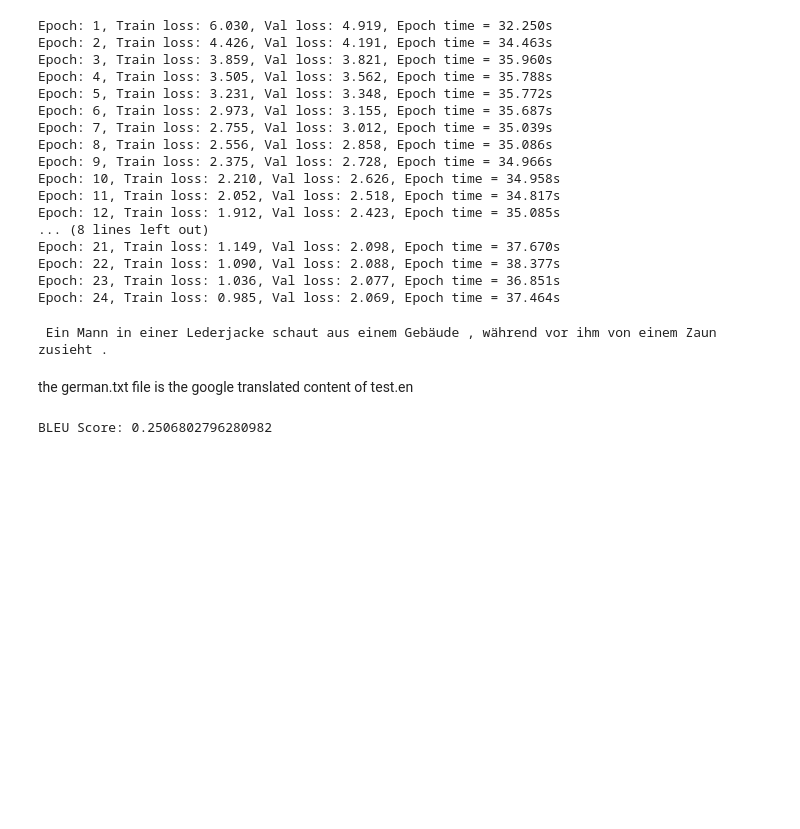
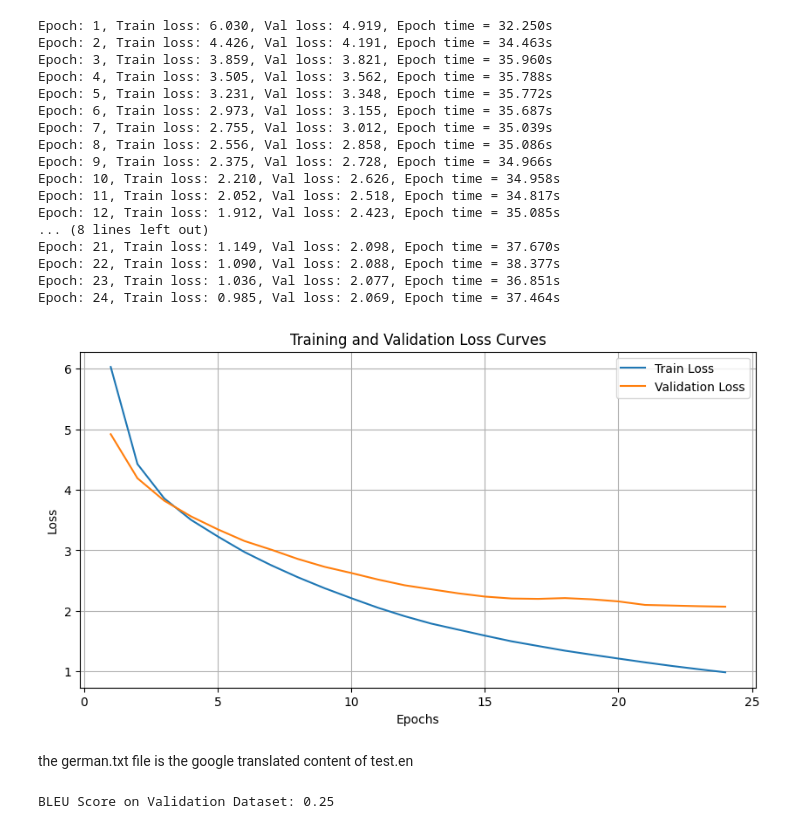
Before and after one commit to devilb2103/Sem---4, a Jupyter notebook: THI/Natural Language Understanding/Assignments/Assignment 3/assignment_3.ipynb, the cells around one changed output. Cells and saved outputs as stored; diff of their text form; code cells hidden in the pictures; blank space fills up the shorter version.

```diff
--- a/THI/Natural Language Understanding/Assignments/Assignment 3/assignment_3.ipynb
+++ b/THI/Natural Language Understanding/Assignments/Assignment 3/assignment_3.ipynb
@@ -497,7 +470,20 @@ Epoch: 24, Train loss: 0.985, Val loss: 2.069, Epoch time = 37.464s
-# %%
-print(translate(transformer, "Outside a building, a uniformed security guard looks at the camera from behind a fence."))
-# %% [output]
- Ein Mann in einer Lederjacke schaut aus einem Gebäude , während vor ihm von einem Zaun zusieht .
+# %%
+import matplotlib.pyplot as plt
+
+epochs = list(range(1, 25))
+train_loss = [6.030, 4.426, 3.859, 3.505, 3.231, 2.973, 2.755, 2.556, 2.375, 2.210, 2.052, 1.912, 1.789, 1.690, 1.591, 1.497, 1.419, 1.342, 1.276, 1.212, 1.149, 1.090, 1.036, 0.985]
+val_loss = [4.919, 4.191, 3.821, 3.562, 3.348, 3.155, 3.012, 2.858, 2.728, 2.626, 2.518, 2.423, 2.356, 2.290, 2.236, 2.204, 2.198, 2.211, 2.191, 2.156, 2.098, 2.088, 2.077, 2.069]
+
+plt.figure(figsize=(10, 5))
+plt.plot(epochs, train_loss, label='Train Loss')
+plt.plot(epochs, val_loss, label='Validation Loss')
+plt.xlabel('Epochs'), plt.ylabel('Loss')
+plt.title('Training and Validation Loss Curves')
+plt.legend()
+plt.grid(True)
+plt.show()
+# %% [output]
+[figure, added]
 # %% [markdown]
 the german.txt file is the google translated content of test.en
 # %%
@@ -517,34 +503,22 @@ for sample in sentences_en:
 with open("./test/pred_24.txt", "wb") as f:
     f.writelines([x.encode('utf-8') for x in '\n'.join(predicted_de)])
 # %%
-import torch
-from torchtext.data.utils import get_tokenizer
-from nltk.translate.bleu_score import corpus_bleu
-from torchtext.data.utils import get_tokenizer
-
-# Load tokenizer
 tokenizer = get_tokenizer('spacy', language='en_core_web_sm')
-
-# Load sentences from files
 def load_sentences(file_path):
     with open(file_path, 'r', encoding='utf-8') as file:
         lines = file.readlines()
     return [line.strip() for line in lines]
 
-# Define file paths
 reference_file = "./test/german.txt"
 candidate_file = "./test/pred.txt"
 
-# Load sentences
 reference_sentences = load_sentences(reference_file)
 candidate_sentences = load_sentences(candidate_file)
 
-# Tokenize sentences
 reference_tokenized = [tokenizer(sentence) for sentence in reference_sentences]
 candidate_tokenized = [tokenizer(sentence) for sentence in candidate_sentences]
 
-# Calculate BLEU score
 bleu_score = corpus_bleu([[ref] for ref in reference_tokenized], candidate_tokenized)
-print("BLEU Score:", bleu_score)
+print("BLEU Score on Validation Dataset:", round(bleu_score, 2))
 # %% [output]
-BLEU Score: 0.2506802796280982
+BLEU Score on Validation Dataset: 0.25
```
Also changed, not shown: parts of 20 cells of this notebook, 2 other files.
